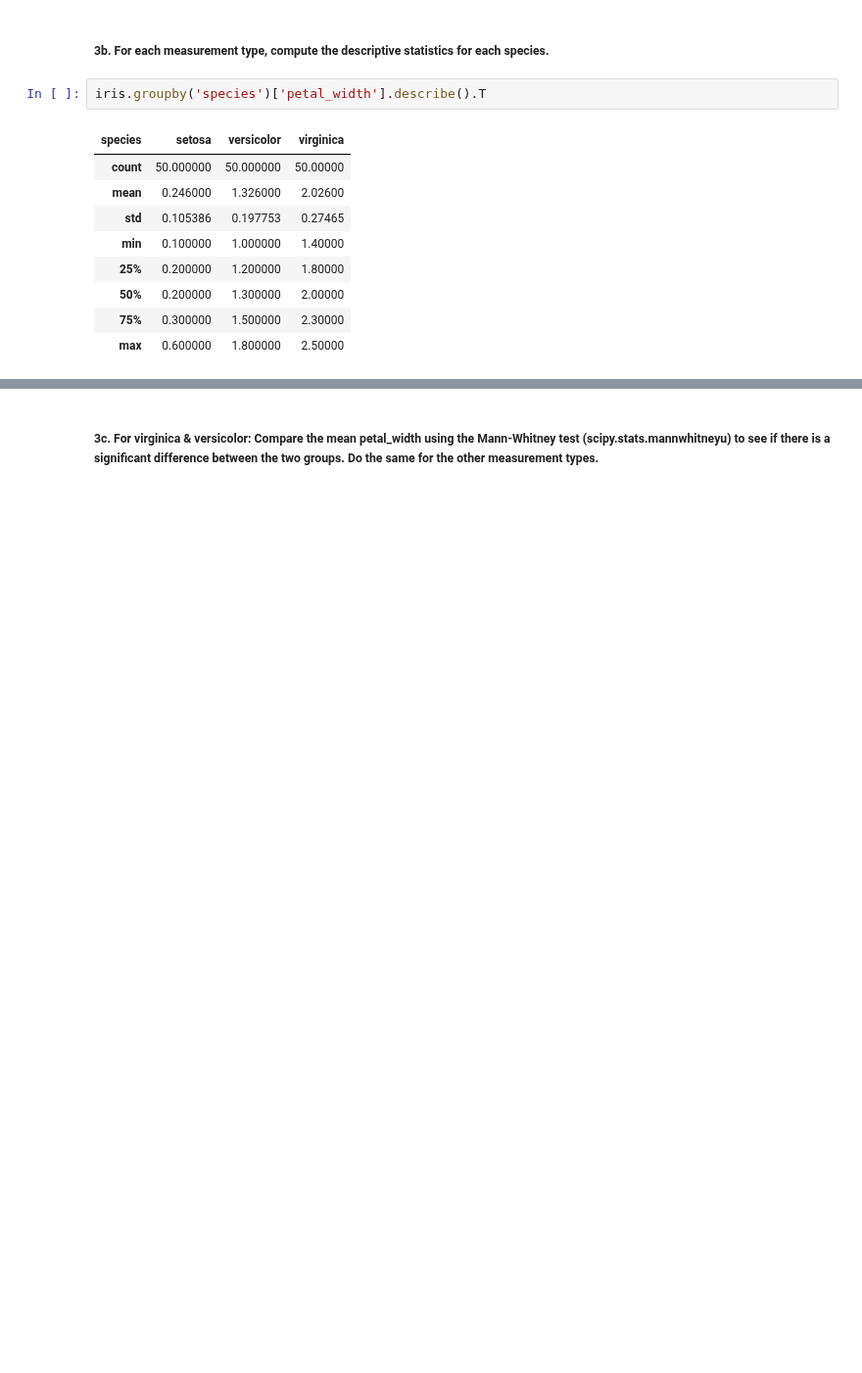
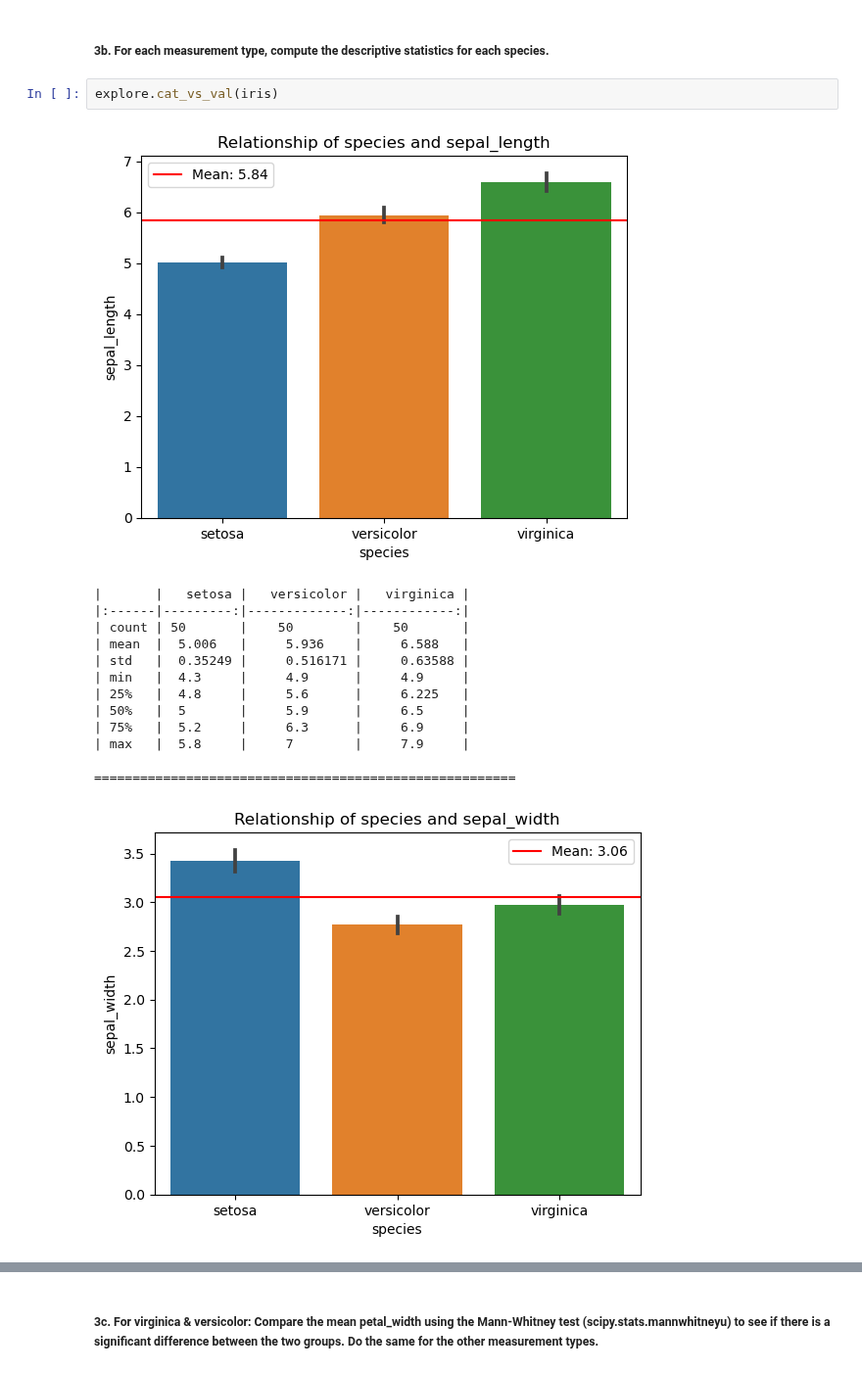
Before and after one commit to Jared-Wood135/classification-exercises, a Jupyter notebook: classification_exercises.ipynb, the cells around one changed output, grey strips where cells are left out. Shown at 98% size. Saved outputs shown, nothing was run; the diff lists cells and outputs as text; blank space fills up the shorter version.

```diff
--- a/classification_exercises.ipynb
+++ b/classification_exercises.ipynb
@@ -911,15 +911,20 @@ explore.cat_vs_val(iris)
 =======================================================
 # %% [markdown]
 ##### 3b. For each measurement type, compute the descriptive statistics for each species.
-# %%
-iris.groupby('species')['petal_width'].describe().T
-# %% [output]
-| species | setosa | versicolor | virginica |
-| count | 50.000000 | 50.000000 | 50.00000 |
-| mean | 0.246000 | 1.326000 | 2.02600 |
-| std | 0.105386 | 0.197753 | 0.27465 |
-| min | 0.100000 | 1.000000 | 1.40000 |
-| 25% | 0.200000 | 1.200000 | 1.80000 |
-| 50% | 0.200000 | 1.300000 | 2.00000 |
-| 75% | 0.300000 | 1.500000 | 2.30000 |
-| max | 0.600000 | 1.800000 | 2.50000 |
+# %%
+explore.cat_vs_val(iris)
+# %% [output]
+[figure, added]
+|       |   setosa |   versicolor |   virginica |
+|:------|---------:|-------------:|------------:|
+| count | 50       |    50        |    50       |
+| mean  |  5.006   |     5.936    |     6.588   |
+| std   |  0.35249 |     0.516171 |     0.63588 |
+| min   |  4.3     |     4.9      |     4.9     |
+| 25%   |  4.8     |     5.6      |     6.225   |
+| 50%   |  5       |     5.9      |     6.5     |
+| 75%   |  5.2     |     6.3      |     6.9     |
+| max   |  5.8     |     7        |     7.9     |
+
+=======================================================
+[figure, added]
```
Also changed, not shown: parts of 23 cells of this notebook, 1 other file.
